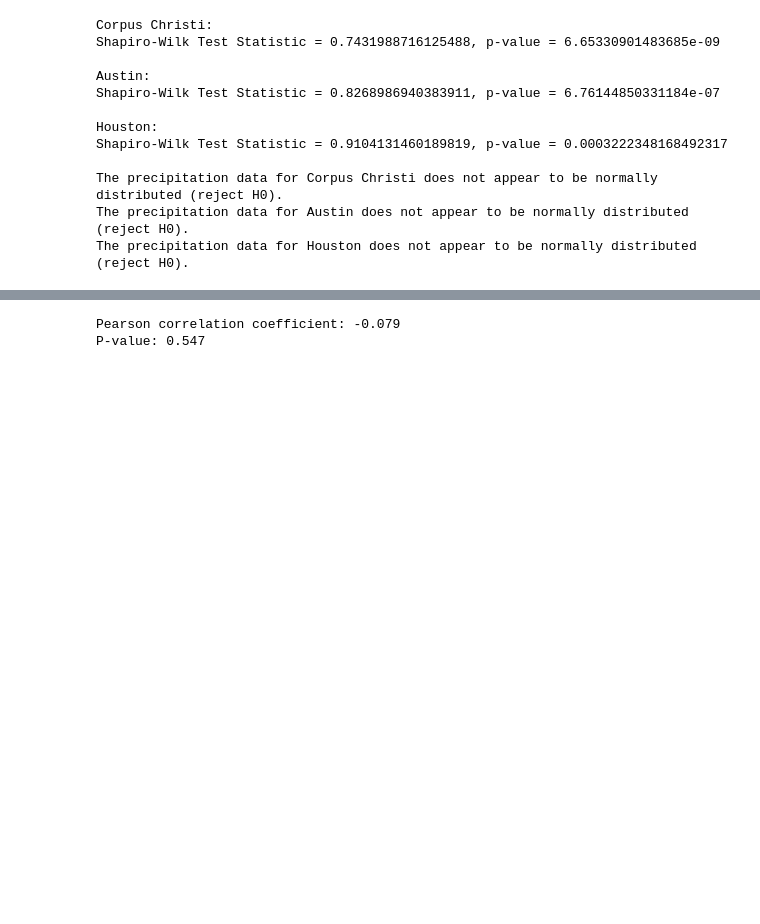
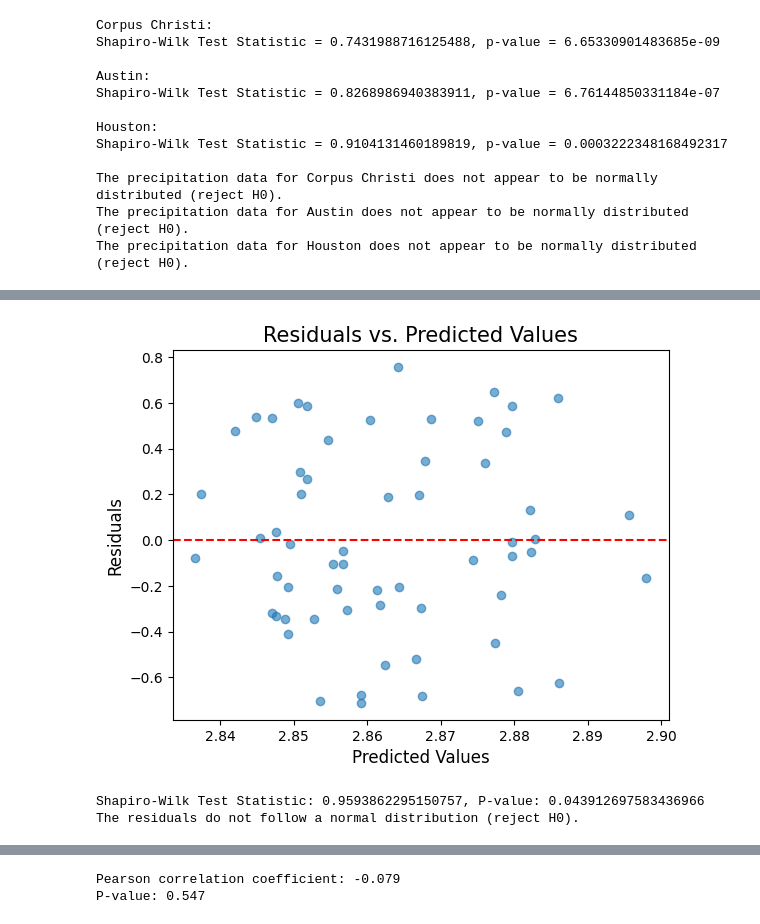
Before and after one commit to dhrutijoshi11/HypothesisTesting, a Jupyter notebook: Precipitation_PM_2_5_HN.ipynb, the cells around one changed output, grey strips where cells are left out. Drawn from its saved outputs; the diff is of its cells as text; code cells hidden in the pictures; blank space fills up the shorter version.

```diff
--- a/Precipitation_PM_2_5_HN.ipynb
+++ b/Precipitation_PM_2_5_HN.ipynb
@@ -545,0 +620,37 @@ Paired t-test statistic: 31.55059717573326, p-value: 1.2238922875724504e-38
+# %%
+# Predicted values from the model
+corpus_air['predicted'] = glm.predict(X)
+
+# Extracting the residuals from the GLM
+corpus_air['residuals'] = glm.resid_response
+
+# We can now work with the residuals for further analysis, such as diagnostic plotting
+# For example, plotting residuals vs. predicted values to assess the fit
+plt.scatter(corpus_air['predicted'], corpus_air['residuals'], alpha=0.6)
+plt.axhline(y=0, color='r', linestyle='--')
+plt.xlabel('Predicted Values', fontsize=12)
+plt.ylabel('Residuals', fontsize=12)
+plt.title('Residuals vs. Predicted Values', fontsize=15)
+plt.show()
+# %% [output]
+[figure, added]
+# %%
+from scipy.stats import shapiro
+
+# Perform the Shapiro-Wilk test on the residuals
+shapiro_test_result = shapiro(corpus_air['residuals'])
+
+# The Shapiro-Wilk test returns a tuple containing the test statistic and the p-value
+shapiro_statistic, shapiro_p_value = shapiro_test_result
+
+print(f"Shapiro-Wilk Test Statistic: {shapiro_statistic}, P-value: {shapiro_p_value}")
+
+# Interpretation of the p-value:
+# A p-value less than 0.05 typically means the residuals do not follow a normal distribution
+if shapiro_p_value < 0.05:
+    print("The residuals do not follow a normal distribution (reject H0).")
+else:
+    print("The residuals follow a normal distribution (fail to reject H0).")
+# %% [output]
+Shapiro-Wilk Test Statistic: 0.9593862295150757, P-value: 0.043912697583436966
+The residuals do not follow a normal distribution (reject H0).
```
Also changed, not shown: parts of 87 cells of this notebook, 1 other file.
